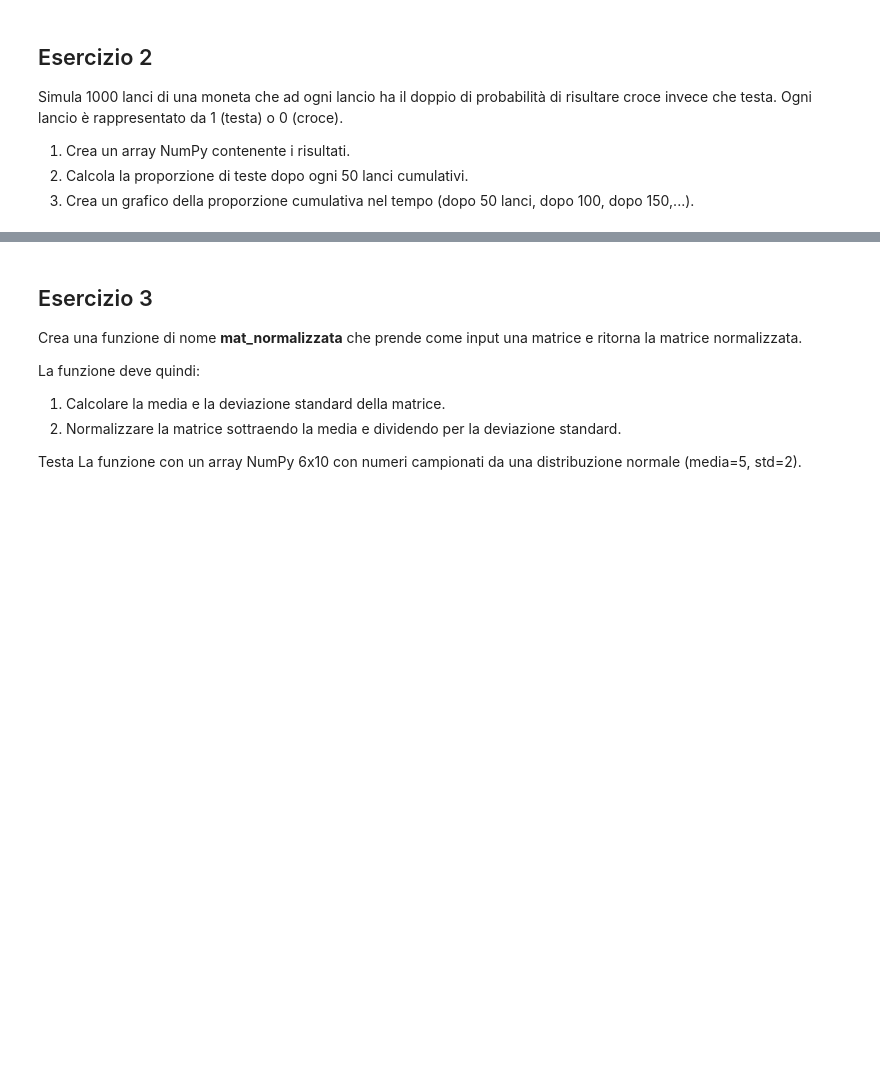
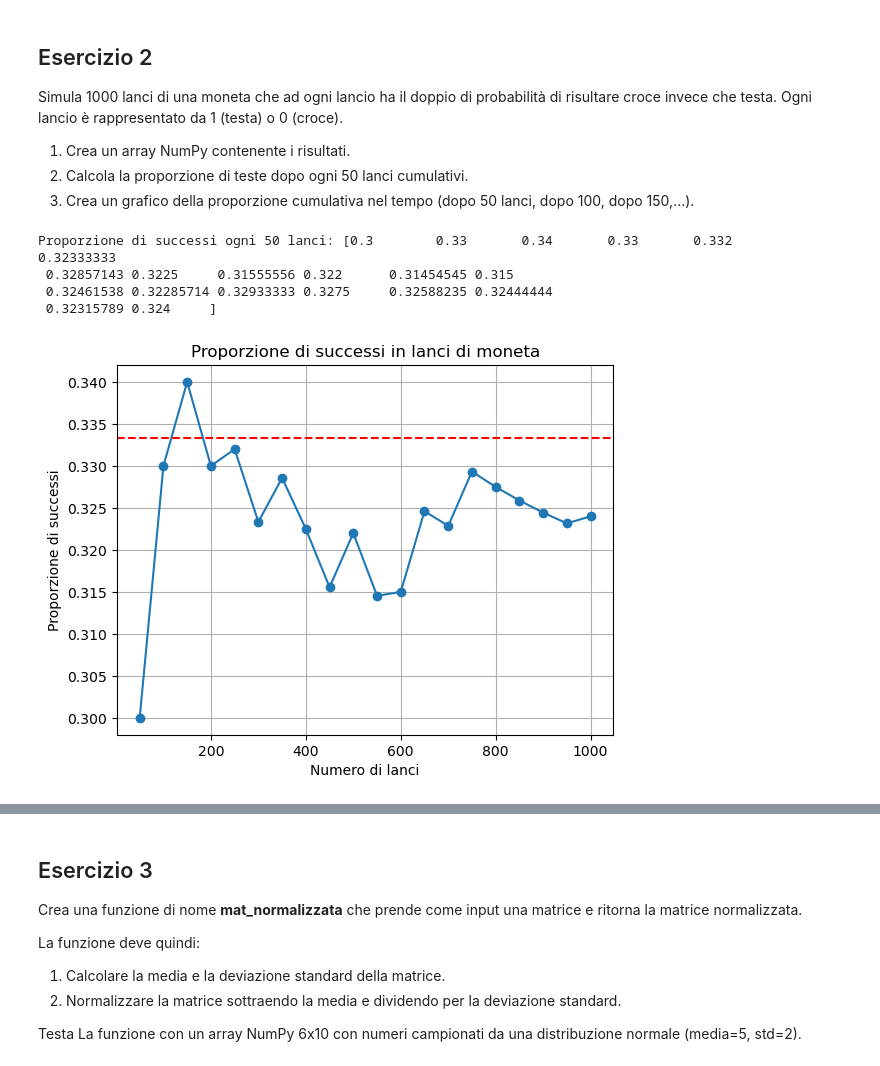
Before and after one commit to NicXVII/ProgrammingLab2, a Jupyter notebook: Appello1/esame27_Giugno2.ipynb, the cells around one changed output, grey strips where cells are left out. Saved outputs shown, nothing was run; the diff lists cells and outputs as text; code cells hidden in the pictures; blank space fills up the shorter version.

```diff
--- a/Appello1/esame27_Giugno2.ipynb
+++ b/Appello1/esame27_Giugno2.ipynb
@@ -39,6 +53,35 @@ Simula 1000 lanci di una moneta che ad ogni lancio ha il doppio di probabilità
 1. Crea un array NumPy contenente i risultati.
 2. Calcola la proporzione di teste dopo ogni 50 lanci cumulativi.
 3. Crea un grafico della proporzione cumulativa nel tempo (dopo 50 lanci, dopo 100, dopo 150,...).
+# %%
+import numpy as np
+import matplotlib.pyplot as plt
+
+nLanci = 1000
+lanci = np.random.choice([1,0], size=nLanci, p=[1/3, 2/3])
+
+cumSumLanci = np.cumsum(lanci)
+
+punti = np.arange(50, nLanci + 1, 50)
+
+
+proporzione = cumSumLanci[punti - 1] / punti
+print("Proporzione di successi ogni 50 lanci:", proporzione)
+
+
+plt.plot(punti, proporzione, marker='o')
+plt.axhline(y=1/3, color='r', linestyle='--', label='Probabilità teorica (1/3)')
+plt.xlabel('Numero di lanci')
+plt.ylabel('Proporzione di successi')
+plt.title('Proporzione di successi in lanci di moneta')
+plt.grid()
+plt.show()
+# %% [output]
+Proporzione di successi ogni 50 lanci: [0.3        0.33       0.34       0.33       0.332      0.32333333
+ 0.32857143 0.3225     0.31555556 0.322      0.31454545 0.315
+ 0.32461538 0.32285714 0.32933333 0.3275     0.32588235 0.32444444
+ 0.32315789 0.324     ]
+[figure, added]
 # %%
 import numpy as np
 import matplotlib.pyplot as plt
```
Also changed, not shown: parts of 4 cells of this notebook.
